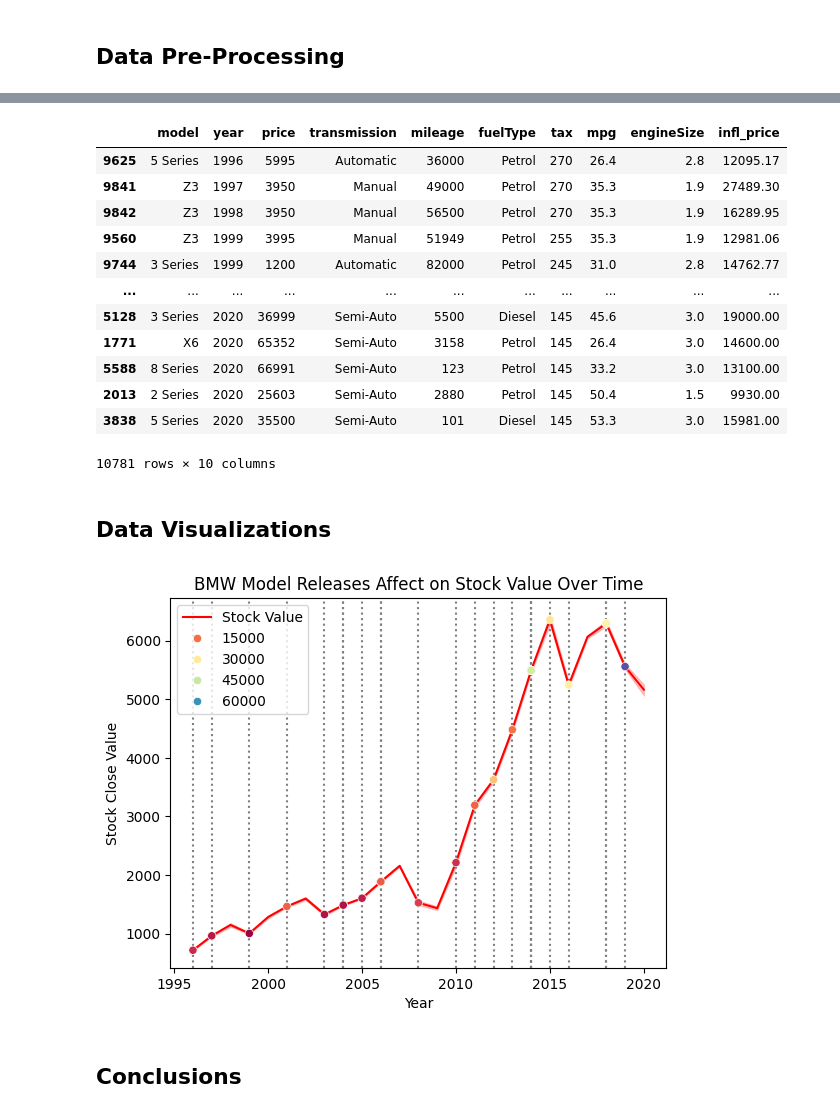
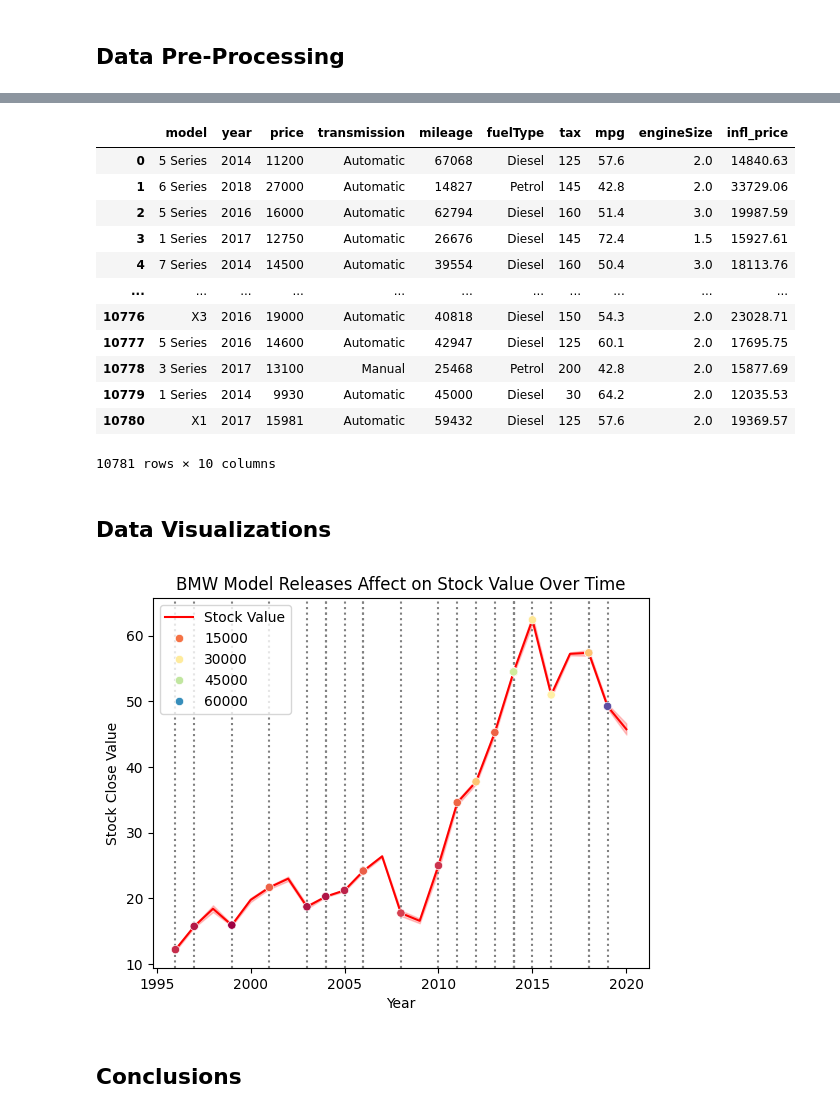
Before and after one commit to Kev-in123/DATA-200-Midterm, a Jupyter notebook: Midterm.ipynb, the cells around one changed output, grey strips where cells are left out. Saved outputs shown, nothing was run; the diff lists cells and outputs as text; code cells hidden in the pictures.

```diff
--- a/Midterm.ipynb
+++ b/Midterm.ipynb
@@ -15,7 +15,7 @@ import matplotlib.ticker as ticker
 #2 Data
 data_bmw = pd.read_csv("data\\BMW_Data.csv") #Euros
 data_cars = pd.read_csv("data\\bmw.csv") #USD
-data_infl = pd.read_csv("data\\cpi.csv")  #Inflation for Euros
+data_cpi = pd.read_csv("data\\cpi.csv")  #Consumer Price Index
 # %% [markdown]
 ## Hypothesis
 # %% [markdown]
@@ -36,30 +36,30 @@ data_cars_cleaned = data_cars_cleaned[data_cars_cleaned["year"] >= 1996].sort_va
 
 
 drop = ['Country Name', 'Indicator Name', 'Indicator Code']
-drop += map(str,list(range(2020,2026)))
-clean_infl = data_infl.drop(columns=drop)
+drop += map(str,list(range(2025,2026)))
+clean_cpi = data_cpi.drop(columns=drop)
 
-deu_infl = clean_infl[clean_infl["Country Code"] == "DEU"]
-usa_infl = clean_infl[clean_infl["Country Code"] == "USA"]
+deu_cpi = clean_cpi[clean_cpi["Country Code"] == "DEU"]
+usa_cpi = clean_cpi[clean_cpi["Country Code"] == "USA"]
 
 
-deu_infl = pd.melt(
-    deu_infl,
-    value_vars = map(str,list(range(1996,2020))),
+deu_cpi = pd.melt(
+    deu_cpi,
+    value_vars = map(str,list(range(1996,2025))),
     var_name = "year",
     value_name = "inflation"
     )
 
-deu_infl["year"] = deu_infl["year"].astype(int)
+deu_cpi["year"] = deu_cpi["year"].astype(int)
 
-usa_infl = pd.melt(
-    usa_infl,
-    value_vars = map(str,list(range(1996,2020))),
+usa_cpi = pd.melt(
+    usa_cpi,
+    value_vars = map(str,list(range(1996,2025))),
     var_name = "year",
     value_name = "inflation"
     )
 
-usa_infl["year"] = usa_infl["year"].astype(int)
+usa_cpi["year"] = usa_cpi["year"].astype(int)
 # %%
 #adjusts price for inflation
 def inflation_adjustment(inflation_data, price_year, price_value, MAX_INDEX):
@@ -68,14 +68,8 @@ def inflation_adjustment(inflation_data, price_year, price_value, MAX_INDEX):
     for i in range(len(price_year)):
         while index_inflation < MAX_INDEX and inflation_data["year"][index_inflation] < price_year[i]:
             index_inflation += 1
-        #inflation_data["inflation"][index_inflation] * price_value[i]
-        data.append((inflation_data["inflation"][MAX_INDEX] / inflation_data["inflation"][index_inflation]) * price_value[i])
-
-
+        data.append(inflation_data["inflation"][MAX_INDEX]/inflation_data["inflation"][index_inflation] * price_value[i])
     rounded = [round(i,2) for i in data]
     return rounded
 
-
-
-data_bmw["infl_adj_close"] = inflation_adjustment(deu_infl, data_bmw["year"], data_bmw["adj_close"], 23)
-data_bmw
+data_bmw["infl_adj_close"] = inflation_adjustment(deu_cpi, data_bmw["year"], data_bmw["adj_close"], 28)
@@ -96,20 +76,19 @@ data_bmw
 # %%
-data_cars["infl_price"] = inflation_adjustment(usa_infl, data_cars["year"], data_cars["price"], 23)
-data_cars = data_cars.sort_values(by=["year"], ascending=True)
+data_cars["infl_price"] = inflation_adjustment(usa_cpi, data_cars["year"], data_cars["price"], 28)
 data_cars
 # %% [output]
 |  | model | year | price | transmission | mileage | fuelType | tax | mpg | engineSize | infl_price |
-| 9625 | 5 Series | 1996 | 5995 | Automatic | 36000 | Petrol | 270 | 26.4 | 2.8 | 12095.17 |
-| 9841 | Z3 | 1997 | 3950 | Manual | 49000 | Petrol | 270 | 35.3 | 1.9 | 27489.30 |
-| 9842 | Z3 | 1998 | 3950 | Manual | 56500 | Petrol | 270 | 35.3 | 1.9 | 16289.95 |
-| 9560 | Z3 | 1999 | 3995 | Manual | 51949 | Petrol | 255 | 35.3 | 1.9 | 12981.06 |
-| 9744 | 3 Series | 1999 | 1200 | Automatic | 82000 | Petrol | 245 | 31.0 | 2.8 | 14762.77 |
+| 0 | 5 Series | 2014 | 11200 | Automatic | 67068 | Diesel | 125 | 57.6 | 2.0 | 14840.63 |
+| 1 | 6 Series | 2018 | 27000 | Automatic | 14827 | Petrol | 145 | 42.8 | 2.0 | 33729.06 |
+| 2 | 5 Series | 2016 | 16000 | Automatic | 62794 | Diesel | 160 | 51.4 | 3.0 | 19987.59 |
+| 3 | 1 Series | 2017 | 12750 | Automatic | 26676 | Diesel | 145 | 72.4 | 1.5 | 15927.61 |
+| 4 | 7 Series | 2014 | 14500 | Automatic | 39554 | Diesel | 160 | 50.4 | 3.0 | 18113.76 |
 | ... | ... | ... | ... | ... | ... | ... | ... | ... | ... | ... |
-| 5128 | 3 Series | 2020 | 36999 | Semi-Auto | 5500 | Diesel | 145 | 45.6 | 3.0 | 19000.00 |
-| 1771 | X6 | 2020 | 65352 | Semi-Auto | 3158 | Petrol | 145 | 26.4 | 3.0 | 14600.00 |
-| 5588 | 8 Series | 2020 | 66991 | Semi-Auto | 123 | Petrol | 145 | 33.2 | 3.0 | 13100.00 |
-| 2013 | 2 Series | 2020 | 25603 | Semi-Auto | 2880 | Petrol | 145 | 50.4 | 1.5 | 9930.00 |
-| 3838 | 5 Series | 2020 | 35500 | Semi-Auto | 101 | Diesel | 145 | 53.3 | 3.0 | 15981.00 |
+| 10776 | X3 | 2016 | 19000 | Automatic | 40818 | Diesel | 150 | 54.3 | 2.0 | 23028.71 |
+| 10777 | 5 Series | 2016 | 14600 | Automatic | 42947 | Diesel | 125 | 60.1 | 2.0 | 17695.75 |
+| 10778 | 3 Series | 2017 | 13100 | Manual | 25468 | Petrol | 200 | 42.8 | 2.0 | 15877.69 |
+| 10779 | 1 Series | 2014 | 9930 | Automatic | 45000 | Diesel | 30 | 64.2 | 2.0 | 12035.53 |
+| 10780 | X1 | 2017 | 15981 | Automatic | 59432 | Diesel | 125 | 57.6 | 2.0 | 19369.57 |
 10781 rows × 10 columns
 # %%
 
@@ -132,16 +109,16 @@ bmw_merge = pd.merge(model_release, avg_year, on = "year").drop_duplicates()
 # %%
 # This shows the adjusted stock close over time with points indicating when a new model is released and their price, legend still needs to be fixed
 sns.lineplot(data = data_bmw, y = "infl_adj_close", x = "year", color = "red", zorder = 2, label = "Stock Value")
-sns.scatterplot(data = bmw_merge, y = "infl_adj_close", x = "year", hue = "price",  palette="Spectral", zorder = 3)
+sns.scatterplot(data = bmw_merge, y = "infl_adj_close", x = "year", hue = "infl_price",  palette="Spectral", zorder = 3)
 plt.title("BMW Model Releases Affect on Stock Value Over Time")
 plt.legend()
 plt.xlabel("Year")
 plt.ylabel("Stock Close Value")
 
 for i in range(len(bmw_merge)):
     plt.axvline(x=bmw_merge["year"][i], linestyle =':', color ="grey",zorder = 1)
 # %% [output]
-[figure, old version]
+[figure, new version]
 # %% [markdown]
 ## Conclusions
 # %% [markdown]
```
Also changed, not shown: parts of 3 cells of this notebook.
